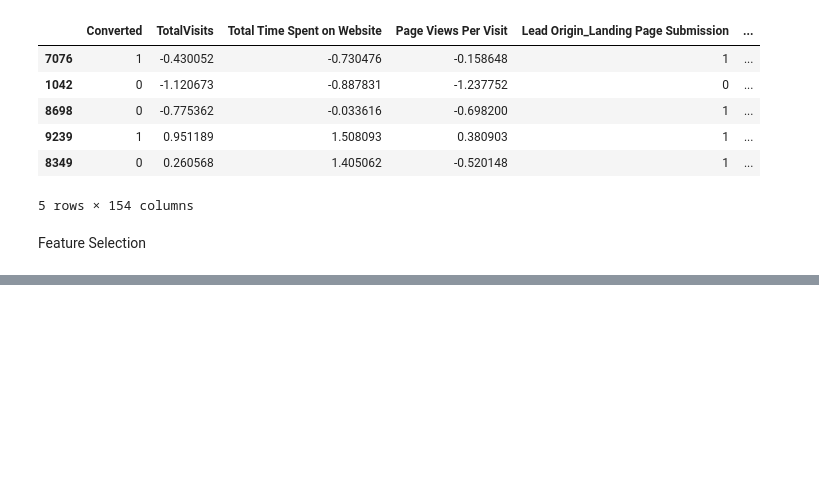
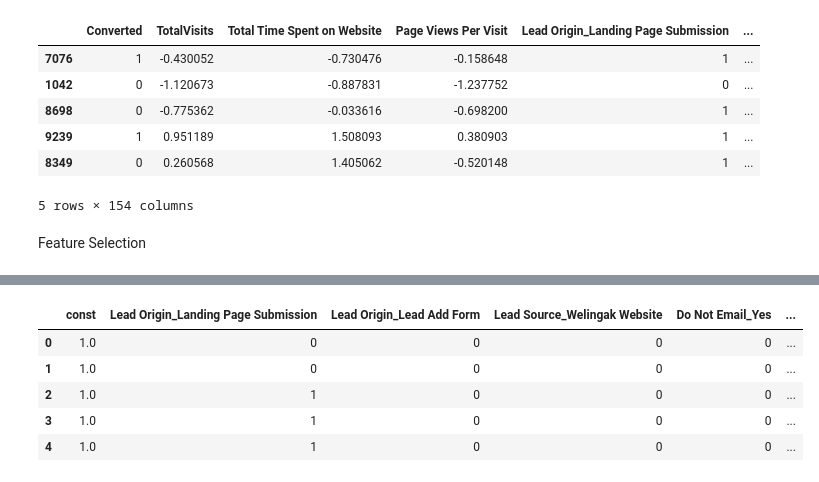
Before and after one commit to pratiksinha35/lead_score, a Jupyter notebook: Model.ipynb, the cells around one changed output, grey strips where cells are left out. Cells and saved outputs as stored; diff of their text form; code cells hidden in the pictures; blank space fills up the shorter version.

```diff
--- a/Model.ipynb
+++ b/Model.ipynb
@@ -465,0 +469,8 @@ Feature Selection
+# %%
+from sklearn.linear_model import LogisticRegression
+logreg = LogisticRegression()
+# %%
+from sklearn.feature_selection import RFE
+logreg.fit(X_train, y_train)
+rfe = RFE(logreg, n_features_to_select=15)
+rfe.fit(X_train, y_train)
@@ -465,0 +516,3 @@ Feature Selection
+# %%
+col = X_train.columns[rfe.support_]
+col
@@ -465,0 +549,3 @@ Feature Selection
+# %%
+X_train_rfe = X_train[col]
+X_train_rfe.head()
@@ -465,0 +559,12 @@ Feature Selection
+# %%
+import statsmodels.api as sm
+
+X_train_rfe = sm.add_constant(X_train_rfe)
+X_train_rfe.head()
+# %% [output]
+|  | const | Lead Origin_Landing Page Submission | Lead Origin_Lead Add Form | Lead Source_Welingak Website | Do Not Email_Yes | ... |
+| 0 | 1.0 | 0 | 0 | 0 | 0 | ... |
+| 1 | 1.0 | 0 | 0 | 0 | 0 | ... |
+| 2 | 1.0 | 1 | 0 | 0 | 0 | ... |
+| 3 | 1.0 | 1 | 0 | 0 | 0 | ... |
+| 4 | 1.0 | 1 | 0 | 0 | 0 | ... |
```
Also changed, not shown: parts of 6 cells of this notebook.
